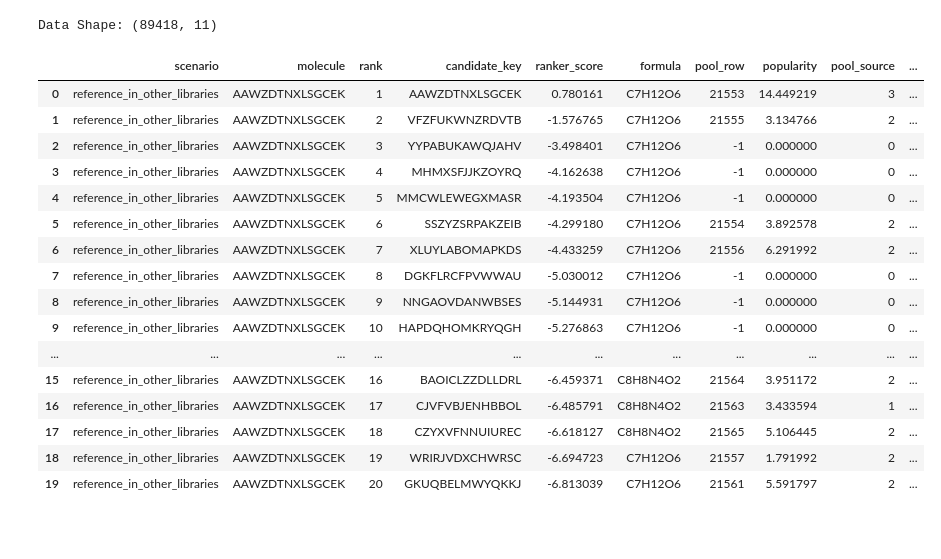
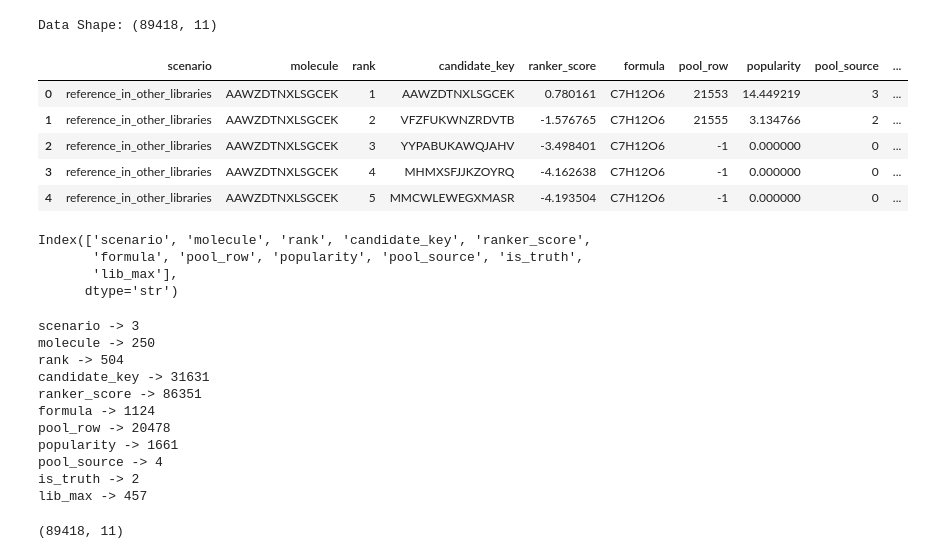
Before and after one commit to TrinathBehera/CASMI26-Natural-Product-Panel-Benchmark, a Jupyter notebook: Ml_Train.ipynb, the cells around one changed output. Drawn from its saved outputs; the diff is of its cells as text; code cells hidden in the pictures; blank space fills up the shorter version.

```diff
--- a/Ml_Train.ipynb
+++ b/Ml_Train.ipynb
@@ -16,26 +13,41 @@ Path to dataset files: C:\Users\Lenovo\.cache\kagglehub\datasets\dmitriigluzdov\
 # %%
-import pandas as pd
+
 candidates_path = "C:/Users/Lenovo/.cache/kagglehub/datasets/dmitriigluzdov/casmi26-natural-product-panel-benchmark/versions/3/main_candidates.parquet"
 
 df = pd.read_parquet(candidates_path)
 print("Data Shape:", df.shape)
-df.head(20)
+df.head()
 # %% [output]
 Data Shape: (89418, 11)
 |  | scenario | molecule | rank | candidate_key | ranker_score | formula | pool_row | popularity | pool_source | ... |
 | 0 | reference_in_other_libraries | AAWZDTNXLSGCEK | 1 | AAWZDTNXLSGCEK | 0.780161 | C7H12O6 | 21553 | 14.449219 | 3 | ... |
 | 1 | reference_in_other_libraries | AAWZDTNXLSGCEK | 2 | VFZFUKWNZRDVTB | -1.576765 | C7H12O6 | 21555 | 3.134766 | 2 | ... |
 | 2 | reference_in_other_libraries | AAWZDTNXLSGCEK | 3 | YYPABUKAWQJAHV | -3.498401 | C7H12O6 | -1 | 0.000000 | 0 | ... |
 | 3 | reference_in_other_libraries | AAWZDTNXLSGCEK | 4 | MHMXSFJJKZOYRQ | -4.162638 | C7H12O6 | -1 | 0.000000 | 0 | ... |
 | 4 | reference_in_other_libraries | AAWZDTNXLSGCEK | 5 | MMCWLEWEGXMASR | -4.193504 | C7H12O6 | -1 | 0.000000 | 0 | ... |
-| 5 | reference_in_other_libraries | AAWZDTNXLSGCEK | 6 | SSZYZSRPAKZEIB | -4.299180 | C7H12O6 | 21554 | 3.892578 | 2 | ... |
-| 6 | reference_in_other_libraries | AAWZDTNXLSGCEK | 7 | XLUYLABOMAPKDS | -4.433259 | C7H12O6 | 21556 | 6.291992 | 2 | ... |
-| 7 | reference_in_other_libraries | AAWZDTNXLSGCEK | 8 | DGKFLRCFPVWWAU | -5.030012 | C7H12O6 | -1 | 0.000000 | 0 | ... |
-| 8 | reference_in_other_libraries | AAWZDTNXLSGCEK | 9 | NNGAOVDANWBSES | -5.144931 | C7H12O6 | -1 | 0.000000 | 0 | ... |
-| 9 | reference_in_other_libraries | AAWZDTNXLSGCEK | 10 | HAPDQHOMKRYQGH | -5.276863 | C7H12O6 | -1 | 0.000000 | 0 | ... |
-| ... | ... | ... | ... | ... | ... | ... | ... | ... | ... | ... |
-| 15 | reference_in_other_libraries | AAWZDTNXLSGCEK | 16 | BAOICLZZDLLDRL | -6.459371 | C8H8N4O2 | 21564 | 3.951172 | 2 | ... |
-| 16 | reference_in_other_libraries | AAWZDTNXLSGCEK | 17 | CJVFVBJENHBBOL | -6.485791 | C8H8N4O2 | 21563 | 3.433594 | 1 | ... |
-| 17 | reference_in_other_libraries | AAWZDTNXLSGCEK | 18 | CZYXVFNNUIUREC | -6.618127 | C8H8N4O2 | 21565 | 5.106445 | 2 | ... |
-| 18 | reference_in_other_libraries | AAWZDTNXLSGCEK | 19 | WRIRJVDXCHWRSC | -6.694723 | C7H12O6 | 21557 | 1.791992 | 2 | ... |
-| 19 | reference_in_other_libraries | AAWZDTNXLSGCEK | 20 | GKUQBELMWYQKKJ | -6.813039 | C7H12O6 | 21561 | 5.591797 | 2 | ... |
+# %%
+df.columns
+# %% [output]
+Index(['scenario', 'molecule', 'rank', 'candidate_key', 'ranker_score',
+       'formula', 'pool_row', 'popularity', 'pool_source', 'is_truth',
+       'lib_max'],
+      dtype='str')
+# %%
+for col in df.columns:
+    print(f"{col} -> {df[col].nunique()}")
+# %% [output]
+scenario -> 3
+molecule -> 250
+rank -> 504
+candidate_key -> 31631
+ranker_score -> 86351
+formula -> 1124
+pool_row -> 20478
+popularity -> 1661
+pool_source -> 4
+is_truth -> 2
+lib_max -> 457
+# %%
+df.shape
+# %% [output]
+(89418, 11)
```
Also changed, not shown: parts of 15 cells of this notebook, 4 other files.
